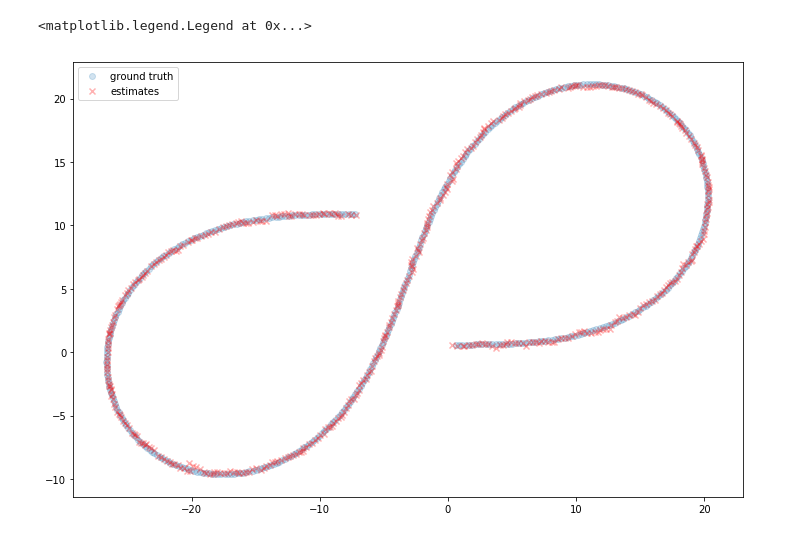
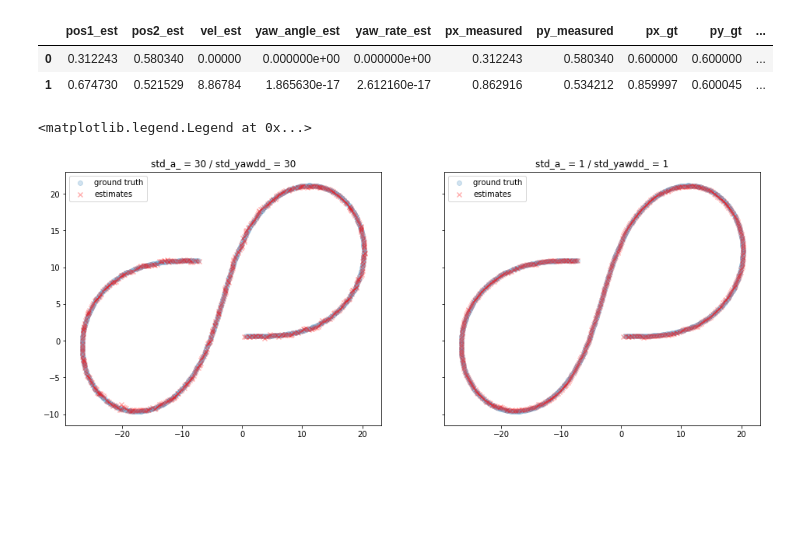
Before and after one commit to volkodava/CarND-Unscented-Kalman-Filter-Project, a Jupyter notebook: data_analysis.ipynb, the cells around one changed output. Cells and saved outputs as stored; diff of their text form; code cells hidden in the pictures; blank space fills up the shorter version.

Commit message:
fixed plots

```diff
--- a/data_analysis.ipynb
+++ b/data_analysis.ipynb
@@ -2,6 +2,8 @@
 import matplotlib.pyplot as plt
 import pandas as pd
 % matplotlib inline
-plt.rcParams['figure.figsize'] = (12, 8)
+
+plt.rcParams['figure.figsize'] = (16, 6)
 # %%
-df = pd.read_csv('data/dataset_default_vals.csv', sep='\\t')
+df_default = pd.read_csv('data/dataset_default_vals.csv', sep='\\t', engine='python')
+df_tuned = pd.read_csv('data/dataset_1_1_vals.csv', sep='\\t', engine='python')
@@ -17,8 +10,23 @@ df[:5]
+# %%
+df_default[:2]
+# %% [output]
+|  | pos1_est | pos2_est | vel_est | yaw_angle_est | yaw_rate_est | px_measured | py_measured | px_gt | py_gt | ... |
+| 0 | 0.312243 | 0.580340 | 0.00000 | 0.000000e+00 | 0.000000e+00 | 0.312243 | 0.580340 | 0.600000 | 0.600000 | ... |
+| 1 | 0.674730 | 0.521529 | 8.86784 | 1.865630e-17 | 2.612160e-17 | 0.862916 | 0.534212 | 0.859997 | 0.600045 | ... |
 # %%
-fig, ax = plt.subplots()
-ax.scatter(df["px_gt"], df["py_gt"], alpha=0.2, label="ground truth")
-ax.scatter(df["pos1_est"], df["pos2_est"], alpha=0.3, marker='x', c='r', label="estimates")
-ax.legend(loc='upper left')
+fig, (ax1, ax2) = plt.subplots(1, 2, sharex=True, sharey=True)
+
+df = df_default
+ax1.set_title('std_a_ = 30 / std_yawdd_ = 30')
+ax1.scatter(df["px_gt"], df["py_gt"], alpha=0.2, label="ground truth")
+ax1.scatter(df["pos1_est"], df["pos2_est"], alpha=0.3, marker='x', c='r', label="estimates")
+ax1.legend(loc='upper left')
+
+df = df_tuned
+ax2.set_title('std_a_ = 1 / std_yawdd_ = 1')
+ax2.scatter(df["px_gt"], df["py_gt"], alpha=0.2, label="ground truth")
+ax2.scatter(df["pos1_est"], df["pos2_est"], alpha=0.3, marker='x', c='r', label="estimates")
+ax2.legend(loc='upper left')
 # %% [output]
 <matplotlib.legend.Legend at 0x...>
-[figure, old version]
+[figure, new version]
```
Also changed, not shown: parts of 5 cells of this notebook, 1 other file.
